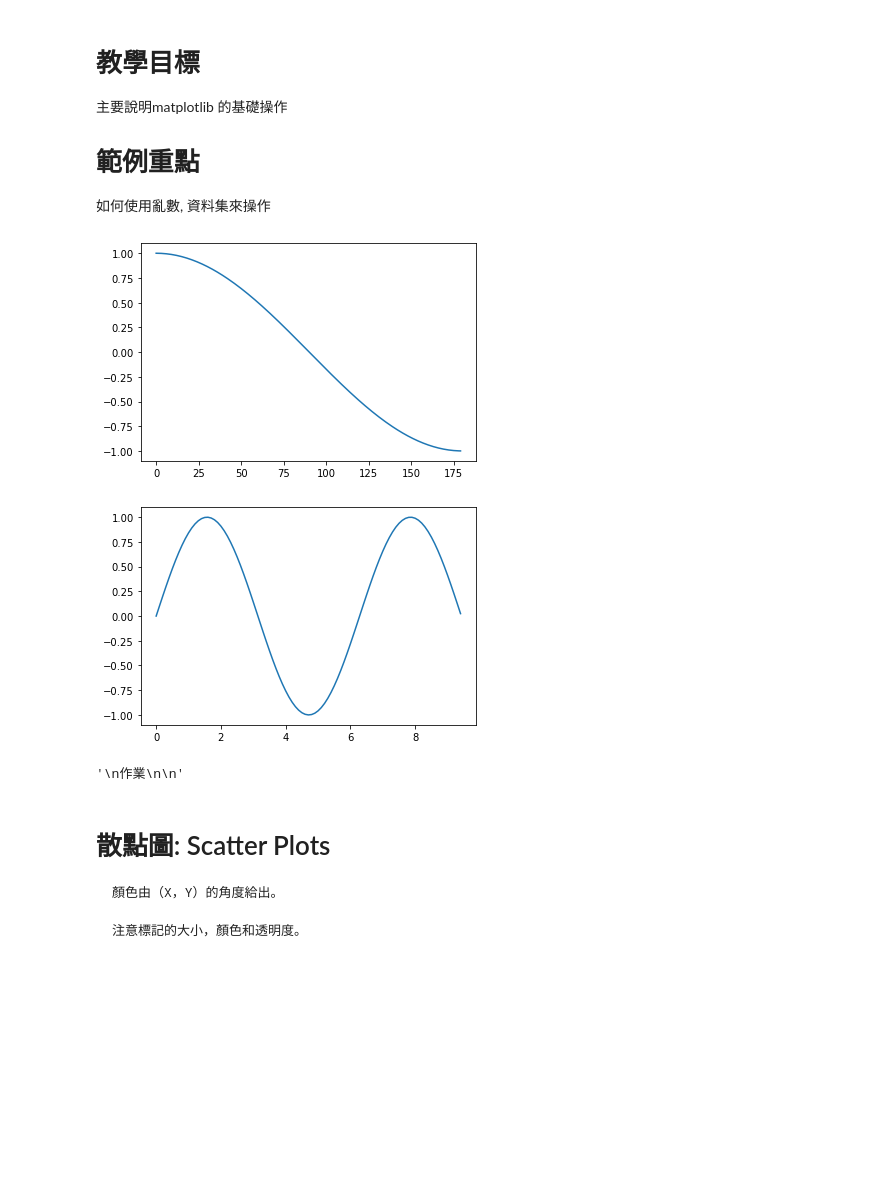
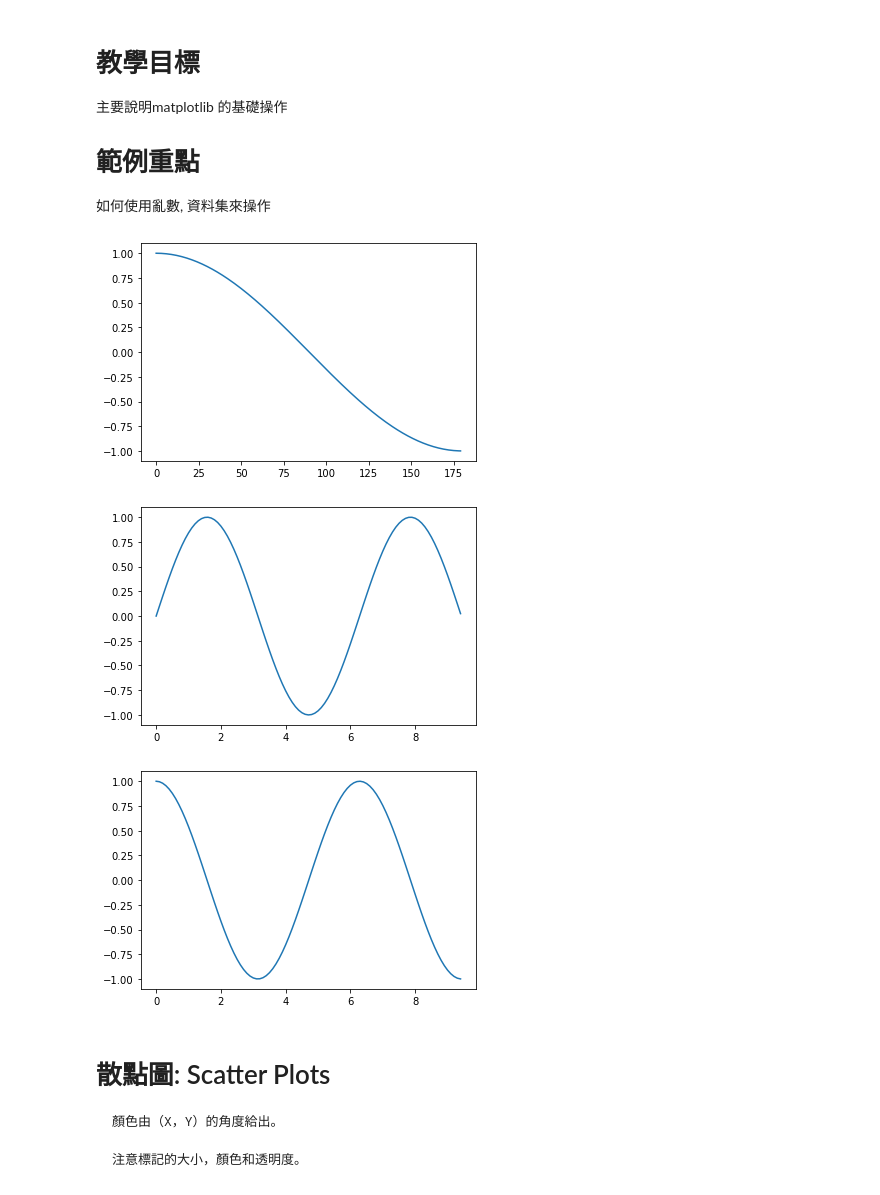
Before and after one commit to jaimao2812/Python60, a Jupyter notebook: homework/HW_Day18.ipynb, the cells around one changed output. Saved outputs shown, nothing was run; the diff lists cells and outputs as text; code cells hidden in the pictures; blank space fills up the shorter version.

```diff
--- a/homework/HW_Day18.ipynb
+++ b/homework/HW_Day18.ipynb
@@ -11,36 +11,38 @@
 # %%
 # 載入需要的...
 import matplotlib.pyplot as plt
 import numpy as np
 
 # 準備數據 ... 假設我要畫一個sin波 從0~180度
 # 設定要畫的的x,y數據list....
 x = np.arange(0,180)
 y = np.cos(x * np.pi / 180.0)
 
 # 開始畫圖
 plt.plot(x,y)
 # 在這個指令之前，都還在做畫圖的動作
 # 這個指令算是 "秀圖"
 plt.show()
 
 #畫出完整的 sin 圖形
 x = np.arange(0, 3 * np.pi, 0.1)
 y_sin = np.sin(x)
 
 plt.plot(x, y_sin)
 
 plt.show()
 
 #畫出完整的 cos 圖形
-'''
-作業
+x = np.arange(0, 3 * np.pi, 0.1)
+y_cos = np.cos(x)
 
-'''
+plt.plot(x, y_cos)
+
+plt.show()
 # %% [output]
 [figure]
 [figure]
-'\n作業\n\n'
+[figure, added]
 # %% [markdown]
 # 散點圖: Scatter Plots
 
```
Also changed, not shown: parts of 1 cell of this notebook.
